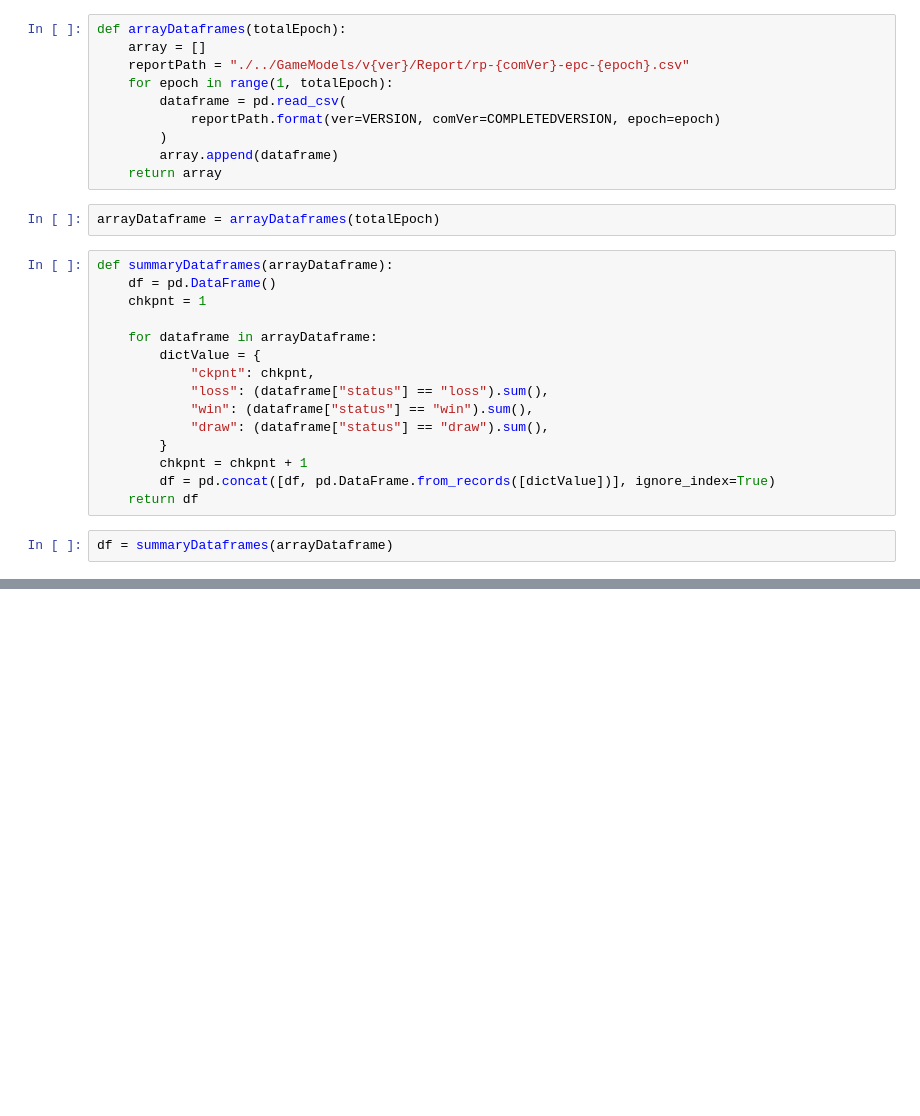
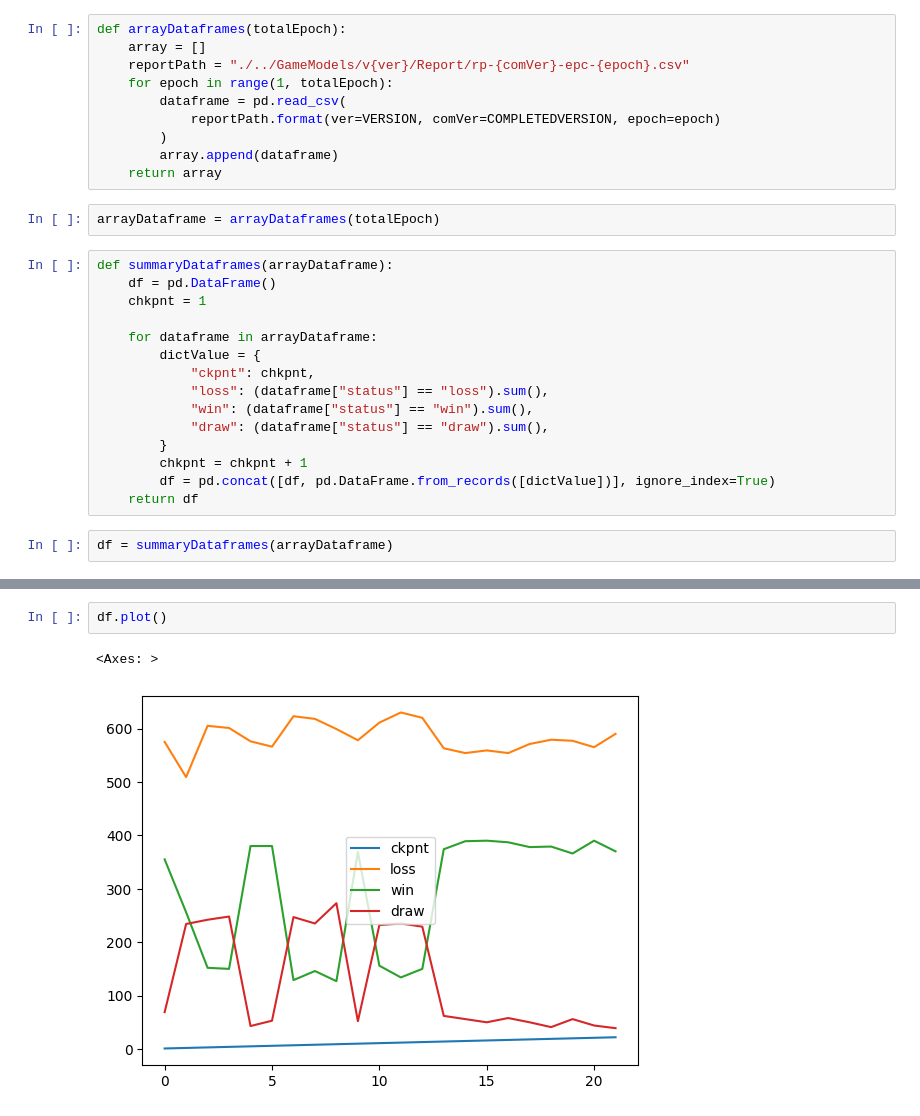
Before and after one commit to Giorgio6846/TrabajoFinal-IA, a Jupyter notebook: dataset/workspaceGame/Training/SummaryReports.ipynb, the cells around one changed output, grey strips where cells are left out. Cells and saved outputs as stored; diff of their text form; blank space fills up the shorter version.

```diff
--- a/dataset/workspaceGame/Training/SummaryReports.ipynb
+++ b/dataset/workspaceGame/Training/SummaryReports.ipynb
@@ -102 +102,6 @@ draw     229.5
 dtype: float64
+# %%
+df.plot()
+# %% [output]
+<Axes: >
+[figure, added]
```
Also changed, not shown: parts of 5 cells of this notebook, 8 other files.
